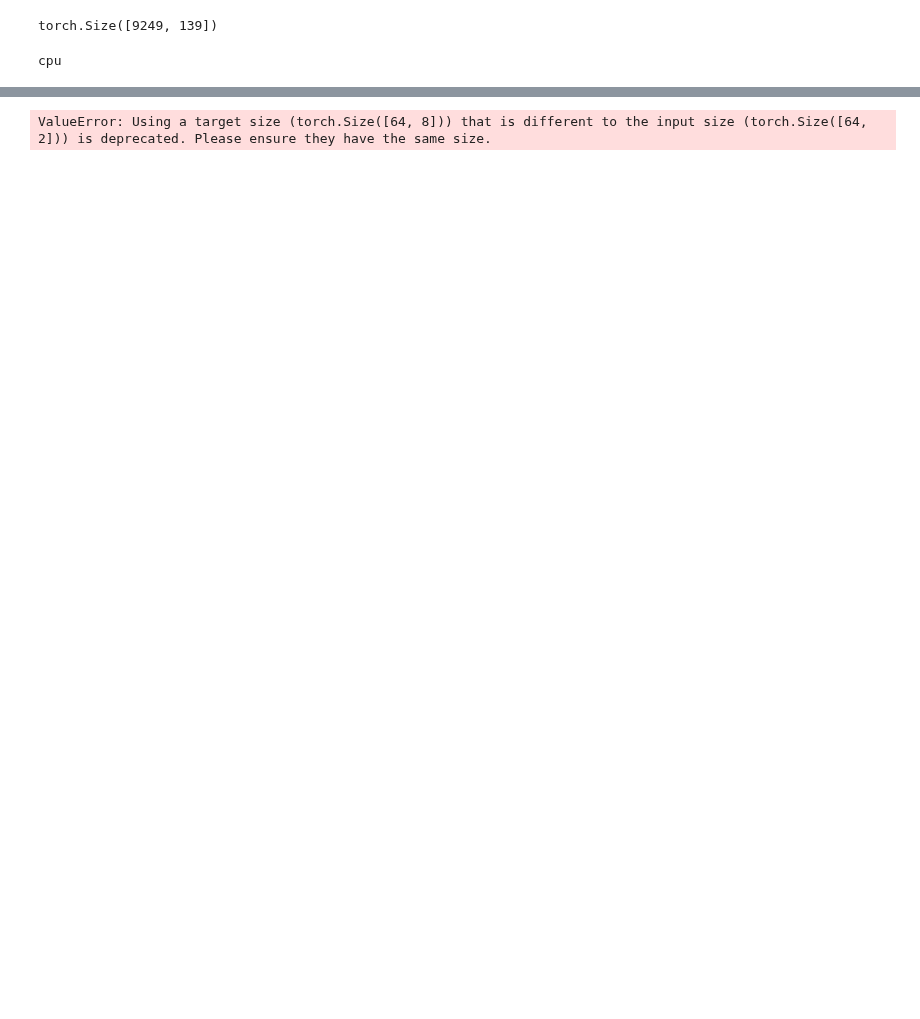
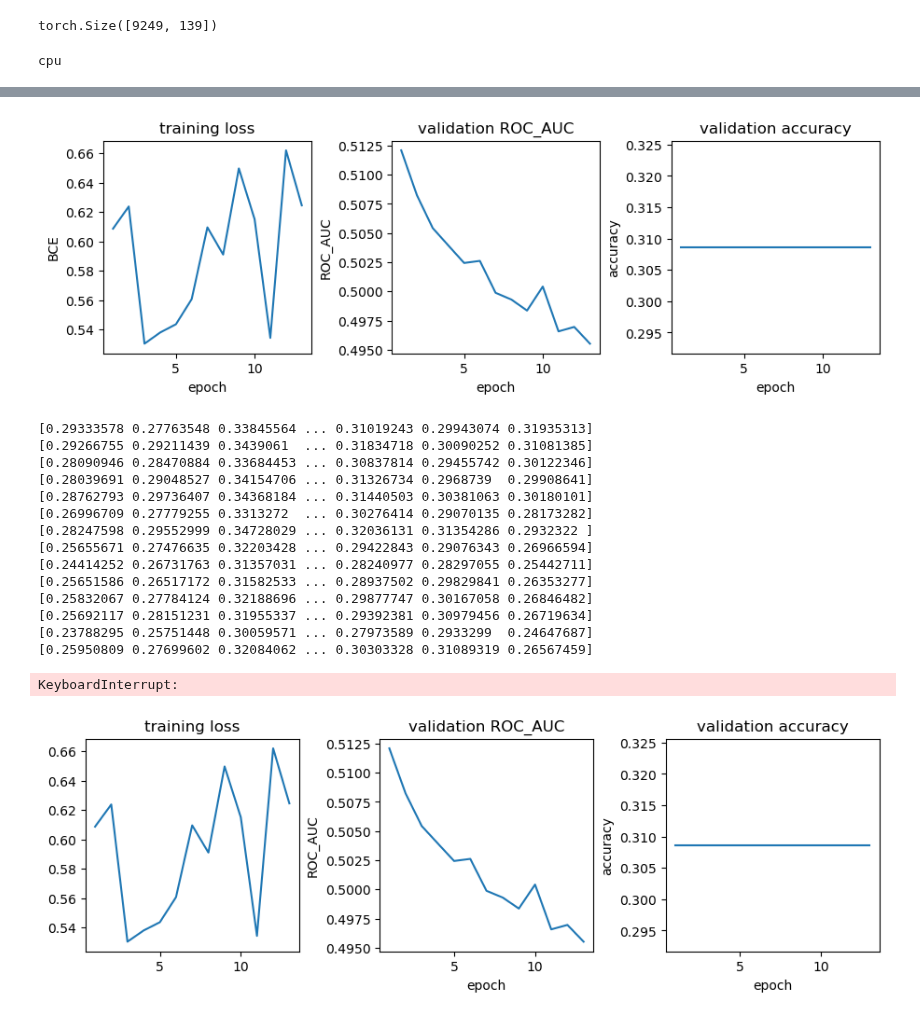
Before and after one commit to asiomchen/mldd23_project1, a Jupyter notebook: VAE/project.ipynb, the cells around one changed output, grey strips where cells are left out. Saved outputs shown, nothing was run; the diff lists cells and outputs as text; code cells hidden in the pictures; blank space fills up the shorter version.

```diff
--- a/VAE/project.ipynb
+++ b/VAE/project.ipynb
@@ -49,9 +50,8 @@ torch.Size([9249, 139])
 from torch.utils.data import DataLoader, TensorDataset
 
 tensor_ds = TensorDataset(fp_train, ki_train)
-train = tensor_ds
 
-train_dataloader = DataLoader(train, batch_size=64, shuffle=True)
+train_dataloader = DataLoader(tensor_ds, batch_size=64, shuffle=True)
 # %%
 device = torch.device('cuda' if torch.cuda.is_available() else 'cpu')
 print(device)
@@ -131,14 +131,14 @@ class VAELoss(nn.Module):
 # %%
 # train
 
-def train_VAE(train_dataloader, fp_len, epochs=40, device=device, code_len=8):
-    model = VAE(fp_len, code_len)
+def train_VAE(train_dataloader, fp_len, epochs=40, device=device, latent_size=8):
+    model = VAE(fp_len, latent_size)
     criterion = VAELoss()
     if device == 'cuda':
         model.cuda()
     optimizer = torch.optim.Adam(model.parameters(), lr=0.00001)
 
-    for epoch in range(epochs):
+    for epoch in tqdm(range(1, epochs+1)):
         for (fp, _) in train_dataloader:
             if device == 'cuda':
                 fp = fp.cuda()
@@ -147,7 +147,6 @@ def train_VAE(train_dataloader, fp_len, epochs=40, device=device, code_len=8):
             optimizer.zero_grad()
             loss.backward()
             optimizer.step()
-        print(f'Epoch: {epoch+1}, Loss: {loss.item():.4f}')
     return model
 # %%
 model = train_VAE(train_dataloader, fp_len=fp_train.size(dim=1))
@@ -216,17 +207,19 @@ latent_dataloader = DataLoader(train_dataset, batch_size=64, shuffle=True)
 # %%
-# define prediction neural net class
+# define predictor neural net class
 
 class Predictor(nn.Module):
-    def __init__(self, hidden_size=32, input_size=8):
+    def __init__(self, hidden1=32, hidden2=32, hidden3=16, input_size=8):
         super(Predictor, self).__init__()
-        self.fc1 = nn.Linear(input_size, hidden_size)
-        self.fc2 = nn.Linear(hidden_size, 2)
-        self.relu = nn.ReLU()
-        self.sigmoid = nn.Sigmoid()
+        self.fc1 = nn.Linear(input_size, hidden1)
+        self.fc2 = nn.Linear(hidden1, hidden2)
+        self.fc3 = nn.Linear(hidden2, hidden3)
+        self.fc4 = nn.Linear(hidden3, 8)
+        self.fc5 = nn.Linear(8, 1)
 
     def forward(self, x):
-        h1 = self.relu(self.fc1(x))
-        h2 = self.relu(self.fc2(h1))
-        out = self.sigmoid(h2)
-        return out
+        x = torch.relu(self.fc1(x))
+        x = torch.relu(self.fc2(x))
+        x = torch.relu(self.fc3(x))
+        x = torch.relu(self.fc4(x))
+        return torch.sigmoid(self.fc5(x))
 # %%
@@ -236,9 +302,25 @@ def train_predictor(latent_dataloader, epochs=100, device=device):
 # %%
 # train predictor nn
 
-predictor = train_predictor(latent_dataloader)
+predictor = train_predictor(X_train, y_train, X_test, y_test)
 # %% [output]
+[figure, added]
-ValueError: Using a target size (torch.Size([64, 8])) that is different to the input size (torch.Size([64, 2])) is deprecated. Please ensure they have the same size.
+[0.29333578 0.27763548 0.33845564 ... 0.31019243 0.29943074 0.31935313]
+[0.29266755 0.29211439 0.3439061  ... 0.31834718 0.30090252 0.31081385]
+[0.28090946 0.28470884 0.33684453 ... 0.30837814 0.29455742 0.30122346]
+[0.28039691 0.29048527 0.34154706 ... 0.31326734 0.2968739  0.29908641]
+[0.28762793 0.29736407 0.34368184 ... 0.31440503 0.30381063 0.30180101]
+[0.26996709 0.27779255 0.3313272  ... 0.30276414 0.29070135 0.28173282]
+[0.28247598 0.29552999 0.34728029 ... 0.32036131 0.31354286 0.2932322 ]
+[0.25655671 0.27476635 0.32203428 ... 0.29422843 0.29076343 0.26966594]
+[0.24414252 0.26731763 0.31357031 ... 0.28240977 0.28297055 0.25442711]
+[0.25651586 0.26517172 0.31582533 ... 0.28937502 0.29829841 0.26353277]
+[0.25832067 0.27784124 0.32188696 ... 0.29877747 0.30167058 0.26846482]
+[0.25692117 0.28151231 0.31955337 ... 0.29392381 0.30979456 0.26719634]
+[0.23788295 0.25751448 0.30059571 ... 0.27973589 0.2933299  0.24647687]
+[0.25950809 0.27699602 0.32084062 ... 0.30303328 0.31089319 0.26567459]
+KeyboardInterrupt:
+[figure, added]
 # %%
 # plot latent space
 
```
Also changed, not shown: parts of 8 cells of this notebook.
